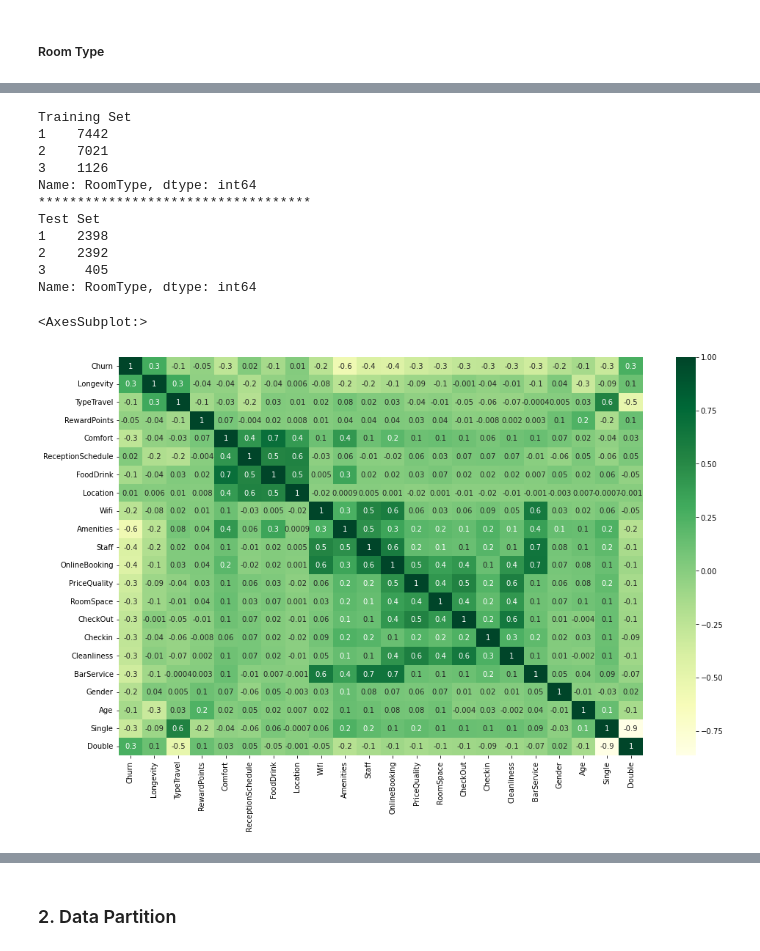
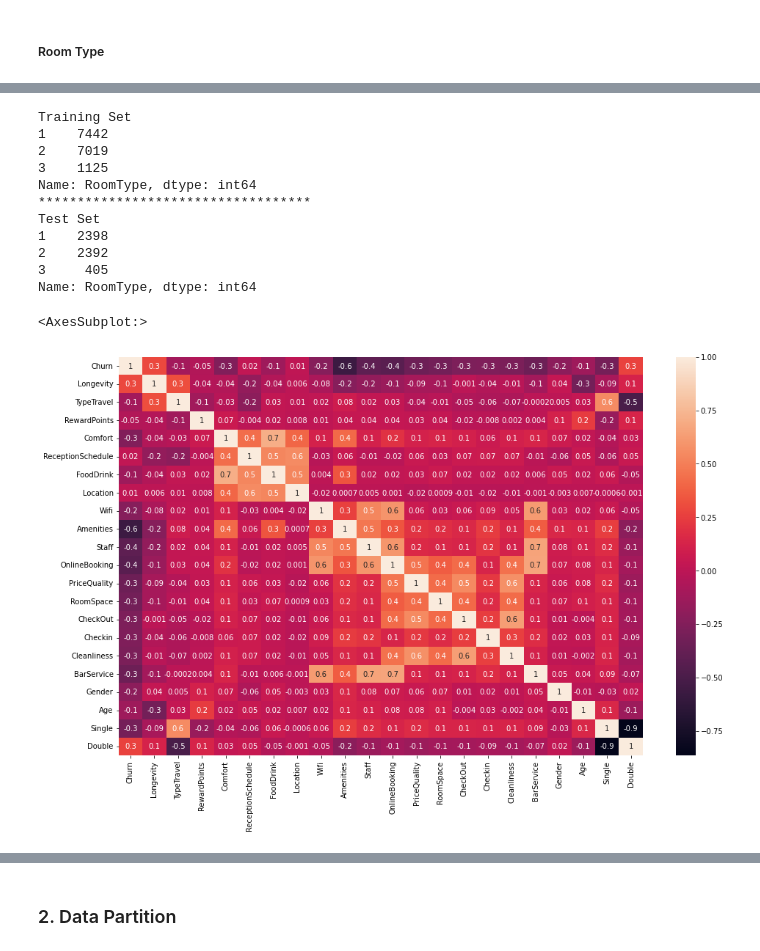
Before and after one commit to jorgecompleto/Churn-Supervised-Learning-Project, a Jupyter notebook: Churn Classifier - Supervised Learning.ipynb, the cells around one changed output, grey strips where cells are left out. Drawn from its saved outputs; the diff is of its cells as text; code cells hidden in the pictures.

```diff
--- a/Churn Classifier - Supervised Learning.ipynb
+++ b/Churn Classifier - Supervised Learning.ipynb
@@ -67,0 +87,3 @@ df_test
+# %%
+df_train.drop_duplicates(inplace = True)
+df_train
@@ -254,0 +431,2 @@ df_train
+# %%
+df_train.loc[(df_train.Name == 'Ms. Emily Thomas'),'Age'] = 33
@@ -254,0 +450,2 @@ df_train
+# %%
+df_train.loc[(df_train.Name == 'Mr. Edward Anderson'),'Age'] = df_train['Age'].median()
@@ -366,3 +574,6 @@ Double
 0    2803
 1    2392
 Name: Double, dtype: int64
+# %%
+df_train = df_train.drop('RoomType', axis = 1) # drop the Room Type variable
+df_train
@@ -387,8 +613,8 @@ print(df_test_tree['RoomType'].value_counts())
 # %% [output]
 Training Set
 1    7442
-2    7021
-3    1126
+2    7019
+3    1125
 Name: RoomType, dtype: int64
 ***********************************
 Test Set
@@ -399,7 +625,7 @@ Name: RoomType, dtype: int64
 # %%
 corr = df_train.corr(method = 'spearman')
 figure = plt.figure(figsize = (16, 10))
-sns.heatmap(corr, cmap = 'YlGn',annot = True, fmt = '.1g')
+sns.heatmap(corr, annot = True, fmt = '.1g')
 # %% [output]
 <AxesSubplot:>
-[figure, old version]
+[figure, new version]
```
Also changed, not shown: parts of 90 cells of this notebook.
